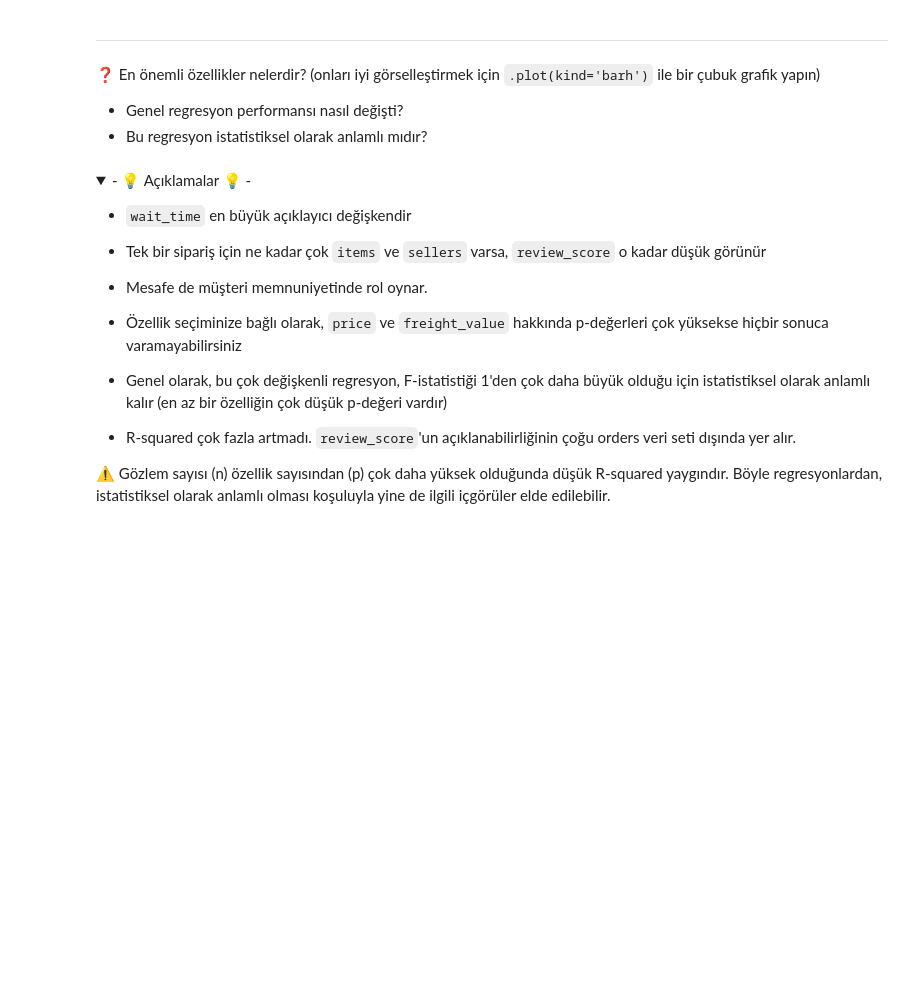
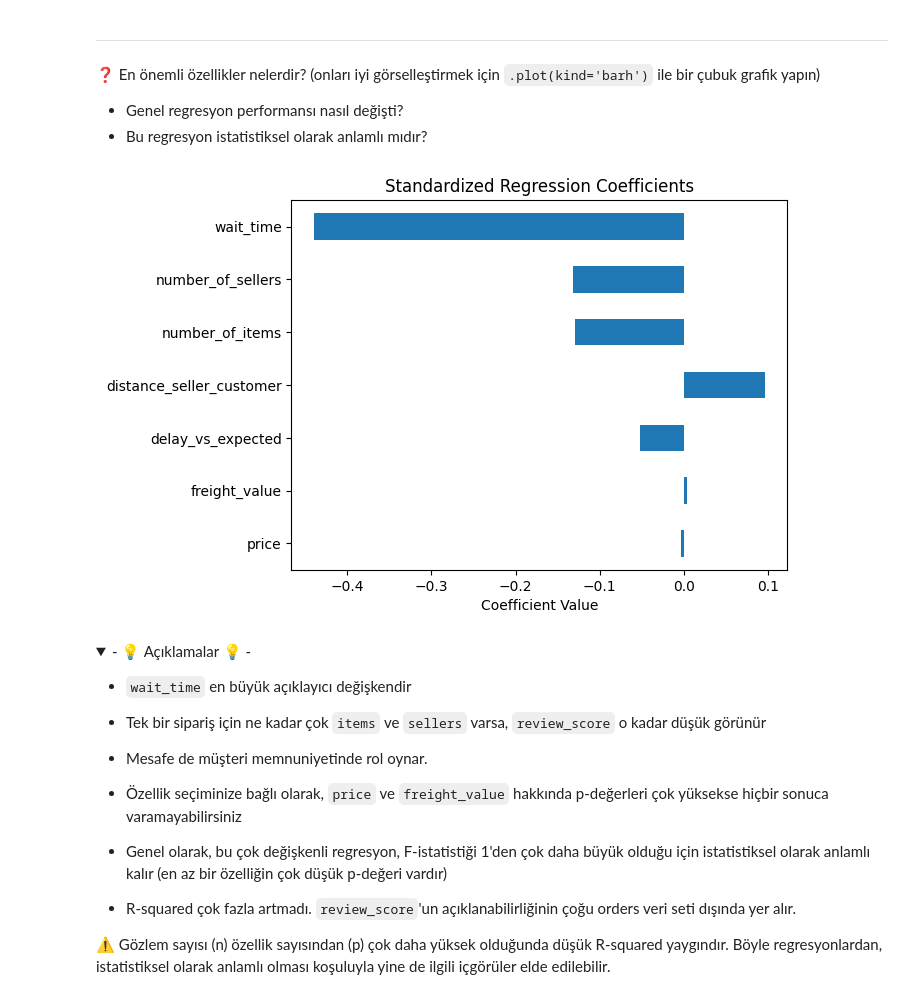
Before and after one commit to AybukeAltuntas/data-orders-regression, a Jupyter notebook: orders_regression.ipynb, the cells around one changed output. Saved outputs shown, nothing was run; the diff lists cells and outputs as text; code cells hidden in the pictures; folded sections open; blank space fills up the shorter version.

Commit message:
Enhance regression model by adding new features and analyzing residuals

```diff
--- a/orders_regression.ipynb
+++ b/orders_regression.ipynb
@@ -101,3 +183,16 @@ Sonraki adımlarda `orders` veri setinden daha fazla özellik içeren yeni bir O
+# %%
+features = orders[[
+    "wait_time",
+    "delay_vs_expected",
+    "number_of_items",
+    "number_of_sellers",
+    "price",
+    "freight_value",
+    "distance_seller_customer"
+]]
+status_dummies = pd.get_dummies(orders["order_status"], drop_first=True)
+
+features = pd.concat([features, status_dummies], axis=1)
 # %% [markdown]
 Sonra, özellikleri "standardize" edeceğiz.
 
@@ -141,0 +235,11 @@ Bu nedenle kısmi regresyon katsayıları $\beta_i$'yi birlikte karşılaştıra
+# %%
+orders_standardized = (features - features.mean()) / features.std()
+orders_standardized["review_score"] = orders["review_score"]
+
+import statsmodels.api as sm
+
+X_std = sm.add_constant(orders_standardized.drop(columns="review_score"))
+y = orders_standardized["review_score"]
+
+model_std = sm.OLS(y, X_std).fit()
+print(model_std.summary())
@@ -149,3 +269,19 @@ Bu nedenle kısmi regresyon katsayıları $\beta_i$'yi birlikte karşılaştıra
+# %%
+import matplotlib.pyplot as plt
+
+# Katsayıları al (constant hariç)
+coefs = model_std.params.drop("const")
+
+# Mutlak değere göre sırala
+coefs = coefs.reindex(coefs.abs().sort_values().index)
+
+# Çiz
+coefs.plot(kind="barh")
+plt.title("Standardized Regression Coefficients")
+plt.xlabel("Coefficient Value")
+plt.show()
+# %% [output]
+[figure, added]
 # %% [markdown]
 <details>
     <summary>- 💡 Açıklamalar 💡 -</summary>
```
Also changed, not shown: parts of 21 cells of this notebook.
